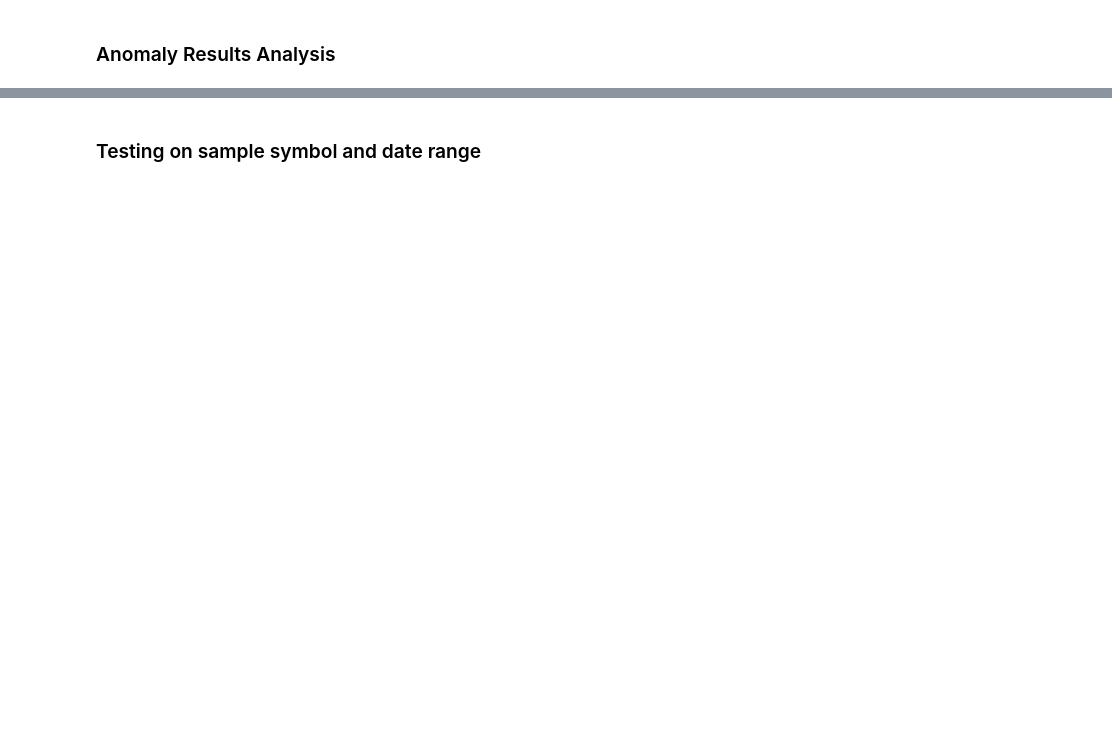
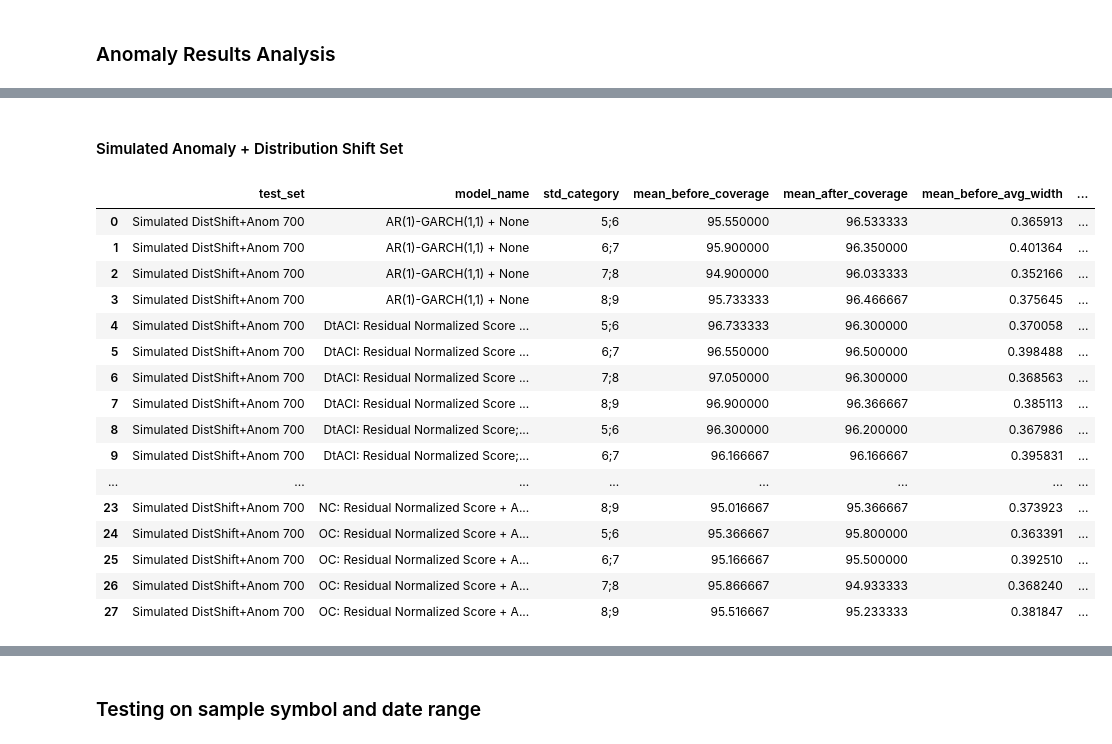
Before and after one commit to audreymc/acm-thesis, a Jupyter notebook: notebooks/ModelEvaluation.ipynb, the cells around one changed output, grey strips where cells are left out. Drawn from its saved outputs; the diff is of its cells as text; code cells hidden in the pictures; blank space fills up the shorter version.

```diff
--- a/notebooks/ModelEvaluation.ipynb
+++ b/notebooks/ModelEvaluation.ipynb
@@ -625,0 +1111,8 @@ anom_results_df[[
+# %%
+test_set_name = 'Simulated DistShift+Anom 700'
+distshift_df = pd.read_sql(eval_template.format(test_set=test_set_name), conn)
+# %%
+query_dict = {}
+for row in distshift_df[["model", "base_model"]].drop_duplicates().to_numpy():
+    key = row[0] + " + " + str(row[1])
+    query_dict[key] = {'dataset': None, 'model': None, 'conformity_score': None, 'conformal_mode': None}
@@ -625,0 +1237,13 @@ anom_results_df[[
+# %%
+from tqdm import tqdm
+
+distshift_results = []
+for ind, row in tqdm(distshift_df.iterrows()):
+    # if ind == 70:
+    model_name = row['model'] + " + " + str(row['base_model'])
+    distshift_performance_dict = get_distshift_performance(row['symbol'], start_dt=row['start_dt'], end_dt=row['end_dt'], model_name=model_name,
+                                                    conformal_mode = query_dict[model_name]['conformal_mode'],
+                                                    conformity_score = query_dict[model_name]['conformity_score'],
+                                                    dataset = query_dict[model_name]['dataset'],
+                                                    model = query_dict[model_name]['model'], test_set=test_set_name)
+    distshift_results.append(distshift_performance_dict)
@@ -625,0 +1411,38 @@ anom_results_df[[
+# %% [markdown]
+#### Simulated Anomaly + Distribution Shift Set
+# %%
+sim_anom_chart_df = pd.read_sql("""
+select test_set,
+       model_name,
+       substr(symbol, instr(symbol, 'std=') + 4) as std_category,
+       avg(before_coverage) as mean_before_coverage,
+       avg(after_coverage) as mean_after_coverage,
+       avg(before_avg_width) as mean_before_avg_width,
+       avg(after_avg_width) as mean_after_avg_width,
+       avg(before_mwi_score) as mean_before_mwi_score,
+       avg(after_mwi_score) as mean_after_mwi_score
+from distshift_results_analysis
+where model_name not like '%Gamma%'
+and test_set = 'Simulated DistShift+Anom 700'
+group by 1, 2, 3
+""", conn)
+# %%
+sim_anom_chart_df
+# %% [output]
+|  | test_set | model_name | std_category | mean_before_coverage | mean_after_coverage | mean_before_avg_width | ... |
+| 0 | Simulated DistShift+Anom 700 | AR(1)-GARCH(1,1) + None | 5;6 | 95.550000 | 96.533333 | 0.365913 | ... |
+| 1 | Simulated DistShift+Anom 700 | AR(1)-GARCH(1,1) + None | 6;7 | 95.900000 | 96.350000 | 0.401364 | ... |
+| 2 | Simulated DistShift+Anom 700 | AR(1)-GARCH(1,1) + None | 7;8 | 94.900000 | 96.033333 | 0.352166 | ... |
+| 3 | Simulated DistShift+Anom 700 | AR(1)-GARCH(1,1) + None | 8;9 | 95.733333 | 96.466667 | 0.375645 | ... |
+| 4 | Simulated DistShift+Anom 700 | DtACI: Residual Normalized Score ... | 5;6 | 96.733333 | 96.300000 | 0.370058 | ... |
+| 5 | Simulated DistShift+Anom 700 | DtACI: Residual Normalized Score ... | 6;7 | 96.550000 | 96.500000 | 0.398488 | ... |
+| 6 | Simulated DistShift+Anom 700 | DtACI: Residual Normalized Score ... | 7;8 | 97.050000 | 96.300000 | 0.368563 | ... |
+| 7 | Simulated DistShift+Anom 700 | DtACI: Residual Normalized Score ... | 8;9 | 96.900000 | 96.366667 | 0.385113 | ... |
+| 8 | Simulated DistShift+Anom 700 | DtACI: Residual Normalized Score;... | 5;6 | 96.300000 | 96.200000 | 0.367986 | ... |
+| 9 | Simulated DistShift+Anom 700 | DtACI: Residual Normalized Score;... | 6;7 | 96.166667 | 96.166667 | 0.395831 | ... |
+| ... | ... | ... | ... | ... | ... | ... | ... |
+| 23 | Simulated DistShift+Anom 700 | NC: Residual Normalized Score + A... | 8;9 | 95.016667 | 95.366667 | 0.373923 | ... |
+| 24 | Simulated DistShift+Anom 700 | OC: Residual Normalized Score + A... | 5;6 | 95.366667 | 95.800000 | 0.363391 | ... |
+| 25 | Simulated DistShift+Anom 700 | OC: Residual Normalized Score + A... | 6;7 | 95.166667 | 95.500000 | 0.392510 | ... |
+| 26 | Simulated DistShift+Anom 700 | OC: Residual Normalized Score + A... | 7;8 | 95.866667 | 94.933333 | 0.368240 | ... |
+| 27 | Simulated DistShift+Anom 700 | OC: Residual Normalized Score + A... | 8;9 | 95.516667 | 95.233333 | 0.381847 | ... |
```
Also changed, not shown: parts of 71 cells of this notebook, 6 other files.
